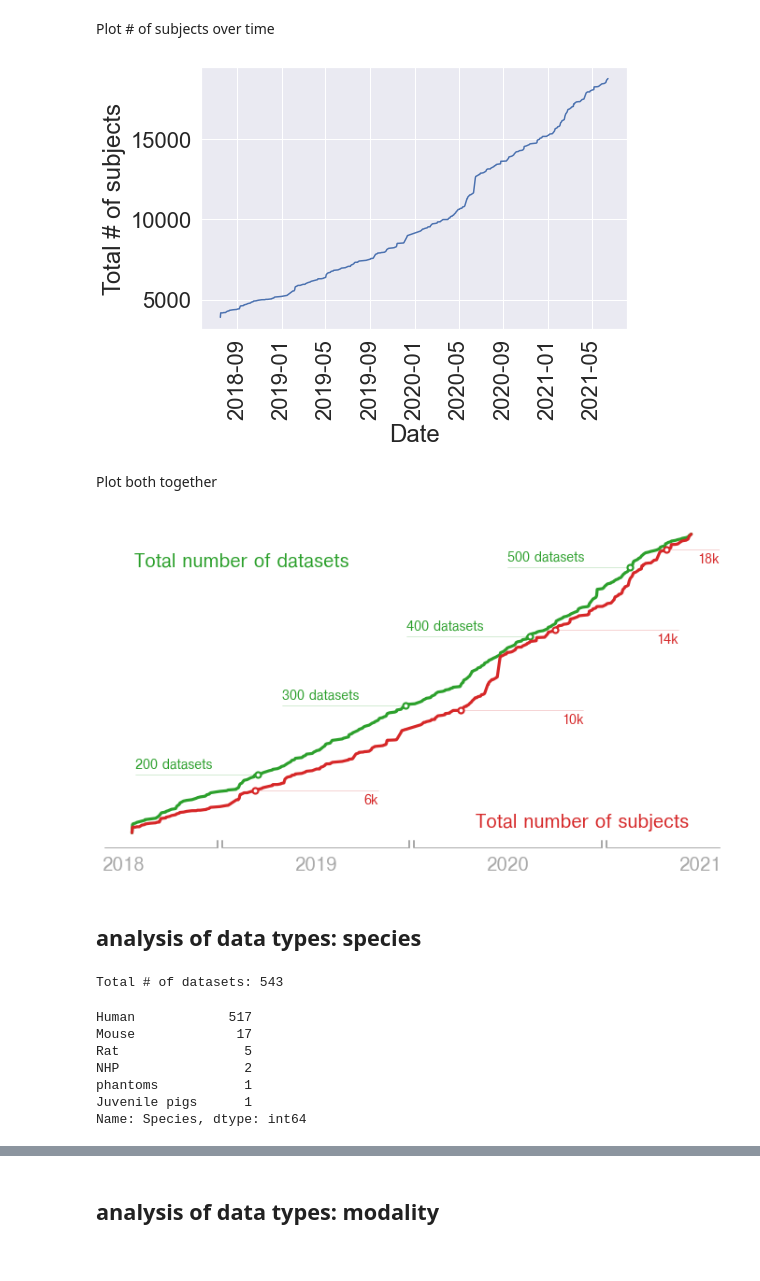
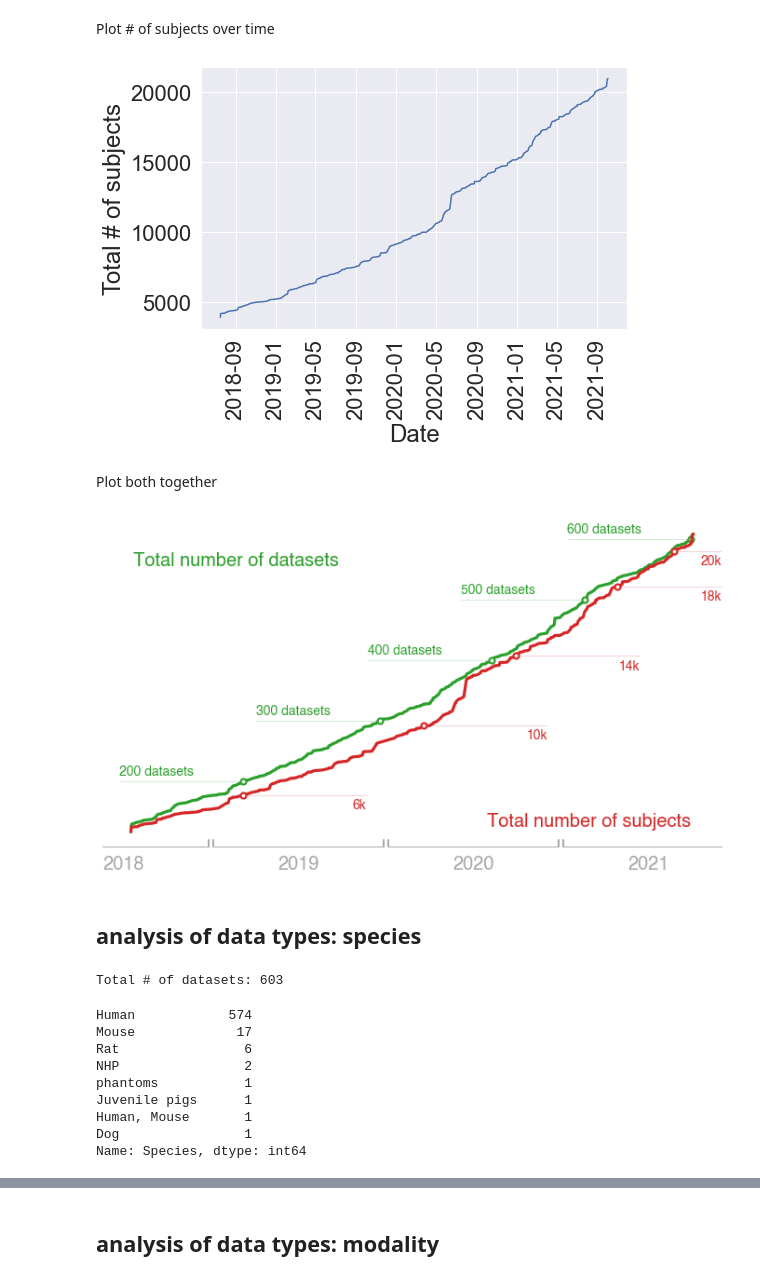
Before and after one commit to poldrack/OpenNeuro_analyses, a Jupyter notebook: metadata_analyses/DatabaseAndPublicationAnalyses.ipynb, the cells around one changed output, grey strips where cells are left out. Drawn from its saved outputs; the diff is of its cells as text; code cells hidden in the pictures.

```diff
--- a/metadata_analyses/DatabaseAndPublicationAnalyses.ipynb
+++ b/metadata_analyses/DatabaseAndPublicationAnalyses.ipynb
@@ -16,7 +16,7 @@ figdir = '../figures'
 
 plt.rc('font', family='Helvetica')
 # %%
-metadata = pd.read_csv(os.path.join(datadir, 'metadata_06182021.csv'), skiprows=1)
+metadata = pd.read_csv(os.path.join(datadir, 'metadata_sheet.csv'), skiprows=1)
 rename_dict = {'Assession Number': 'AccessionNumber',
               'Dataset made public (MM/DD/YYYY)': 'ReleaseDate',
               '# of subjects': 'NSubjects',
@@ -168,7 +168,7 @@ plt.ylabel('Total # of subjects')
 plt.tight_layout()
 # plt.savefig(os.path.join(figdir, 'n_subjects.pdf'))
 # %% [output]
-[figure, old version]
+[figure, new version]
 # %% [markdown]
 Plot both together
 # %%
@@ -215,7 +215,7 @@ ax1.set_xticklabels([f"20{yr}" for yr in range(18, 22)], fontname="Helvetica", f
 x_lim = ax1.get_xlim()
 y1_lim = ax1.get_ylim()
 normalized_dates = (release_dates - x_lim[0]) / (x_lim[1] - x_lim[0])
-num_ds = [200, 300, 400, 500]
+num_ds = [200, 300, 400, 500, 600]
 x_dates_norm = np.interp(num_ds, df_plotting['cumsum_datasets'], normalized_dates)
 x_dates = np.interp(num_ds, df_plotting["cumsum_datasets"], release_dates)
 y1_norm = (np.array(num_ds) - y1_lim[0]) / (y1_lim[1] - y1_lim[0])
@@ -242,7 +242,7 @@ ax1.plot(
 )
 
 # Annotate total subjects
-num_subj = [6000, 10000, 14000, 18000]
+num_subj = [6000, 10000, 14000, 18000, 20000]
 x_subj_dates = np.interp(num_subj, df_plotting['cumsum_subjects'], normalized_dates)
 x2_dates = np.interp(num_subj, df_plotting["cumsum_subjects"], release_dates)
 y2_lim = ax2.get_ylim()
@@ -286,36 +286,36 @@ years = pd.to_datetime(["2018-01-05", "2018-12-26",
                     "2021-01-05", "2021-12-26",]).astype(int).values
 years_norm = (years - x_lim[0]) / (x_lim[1] - x_lim[0])
 years_norm[0] = 0.0
 years_norm[-1] = 1.0
 
 for yr_start, yr_end in years_norm.reshape(-1, 2):
     ax1.axhline(
         y1_lim[0],
         xmin=yr_start,
         xmax=yr_end,
         clip_on=False,
         color="darkgray",
         linewidth=1,
     )
 
 for yr in years[1:-1]:
     ax1.axvline(
         yr,
         ymin=0,
         ymax=0.02,
         clip_on=False,
         color="darkgray",
         linewidth=2,
     )
 
 ax1.set_yticks([])
 ax2.set_yticks([])
 
 plt.tight_layout()
-plt.savefig('combined_growth.png')
-plt.savefig('combined_growth.pdf')
+plt.savefig(os.path.join(figdir, 'combined_growth.png'))
+plt.savefig(os.path.join(figdir, 'combined_growth.pdf'))
 # %% [output]
-[figure, old version]
+[figure, new version]
 # %% [markdown]
 ## analysis of data types: species
 # %%
@@ -347,13 +347,15 @@ species_counts.drop('Mice and Rats', inplace=True)
 print('Total # of datasets:', species_counts.sum())
 species_counts
 # %% [output]
-Total # of datasets: 543
+Total # of datasets: 603
-Human            517
+Human            574
 Mouse             17
-Rat                5
+Rat                6
 NHP                2
 phantoms           1
 Juvenile pigs      1
+Human, Mouse       1
+Dog                1
 Name: Species, dtype: int64
 # %%
 species_counts/species_counts.sum()
```
Also changed, not shown: parts of 19 cells of this notebook, 9 other files.
